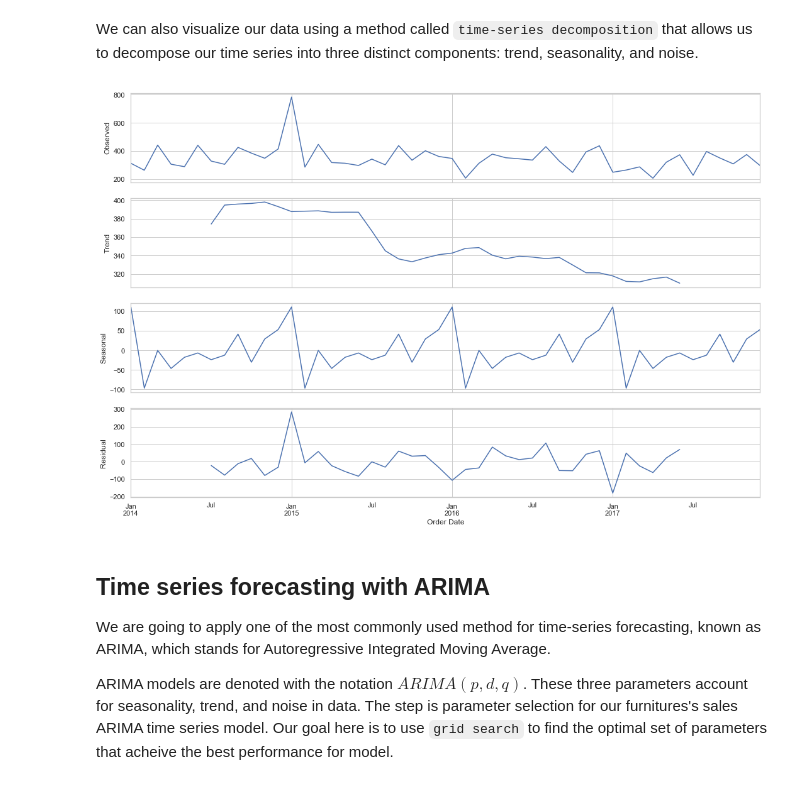
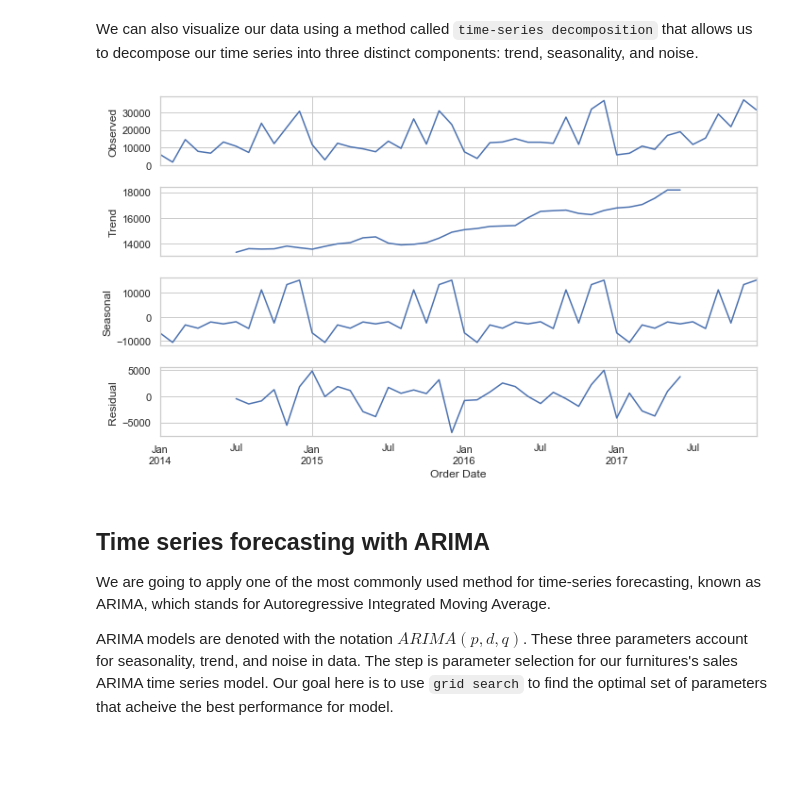
Before and after one commit to Jay4869/Data-Science, a Jupyter notebook: Time Series/Time Series Analysis with Python.ipynb, the cells around one changed output. Saved outputs shown, nothing was run; the diff lists cells and outputs as text; code cells hidden in the pictures; blank space fills up the shorter version.

```diff
--- a/Time Series/Time Series Analysis with Python.ipynb
+++ b/Time Series/Time Series Analysis with Python.ipynb
@@ -116,5 +126,5 @@ furniture_sales.head(12)
 # %%
-x = furniture.set_index('Order Date')['Sales'].resample('MS').mean()['2014':]
+x = furniture.set_index('Order Date')['Sales'].resample('MS').sum()
 x.head(12)
 # %% [output]
 Order Date
@@ -145,12 +155,13 @@ We can also visualize our data using a method called `time-series decomposition`
 # %%
 from pylab import rcParams
 
-rcParams['figure.figsize'] = 15, 10
+rcParams['figure.figsize'] = 10, 6
 decomposition = sm.tsa.seasonal_decompose(x, model='additive')
 fig = decomposition.plot()
+fig.savefig('ts.png')
 plt.show()
 # %% [output]
-[figure, old version]
+[figure, new version]
 # %% [markdown]
 ## Time series forecasting with ARIMA
 
```
Also changed, not shown: parts of 8 cells of this notebook.
